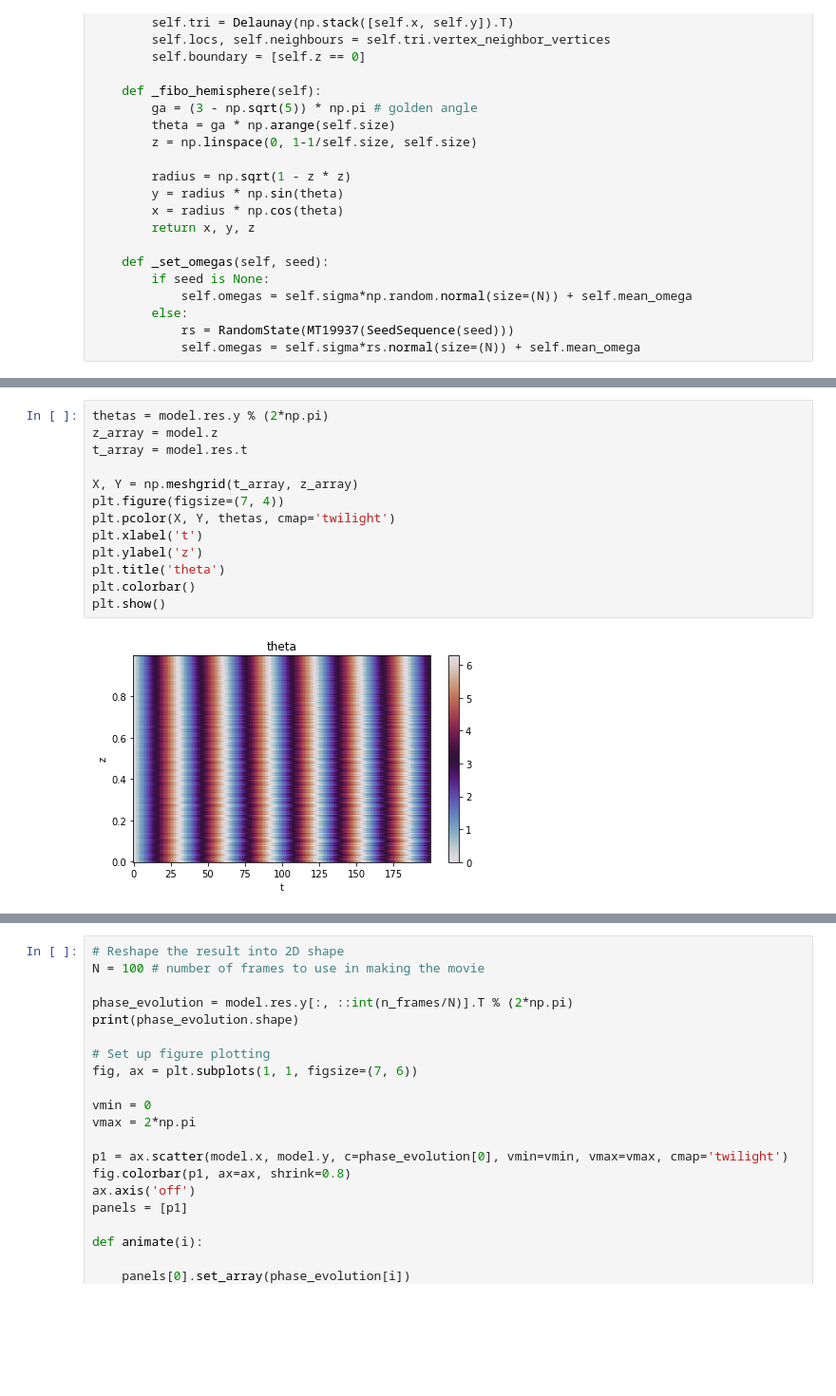
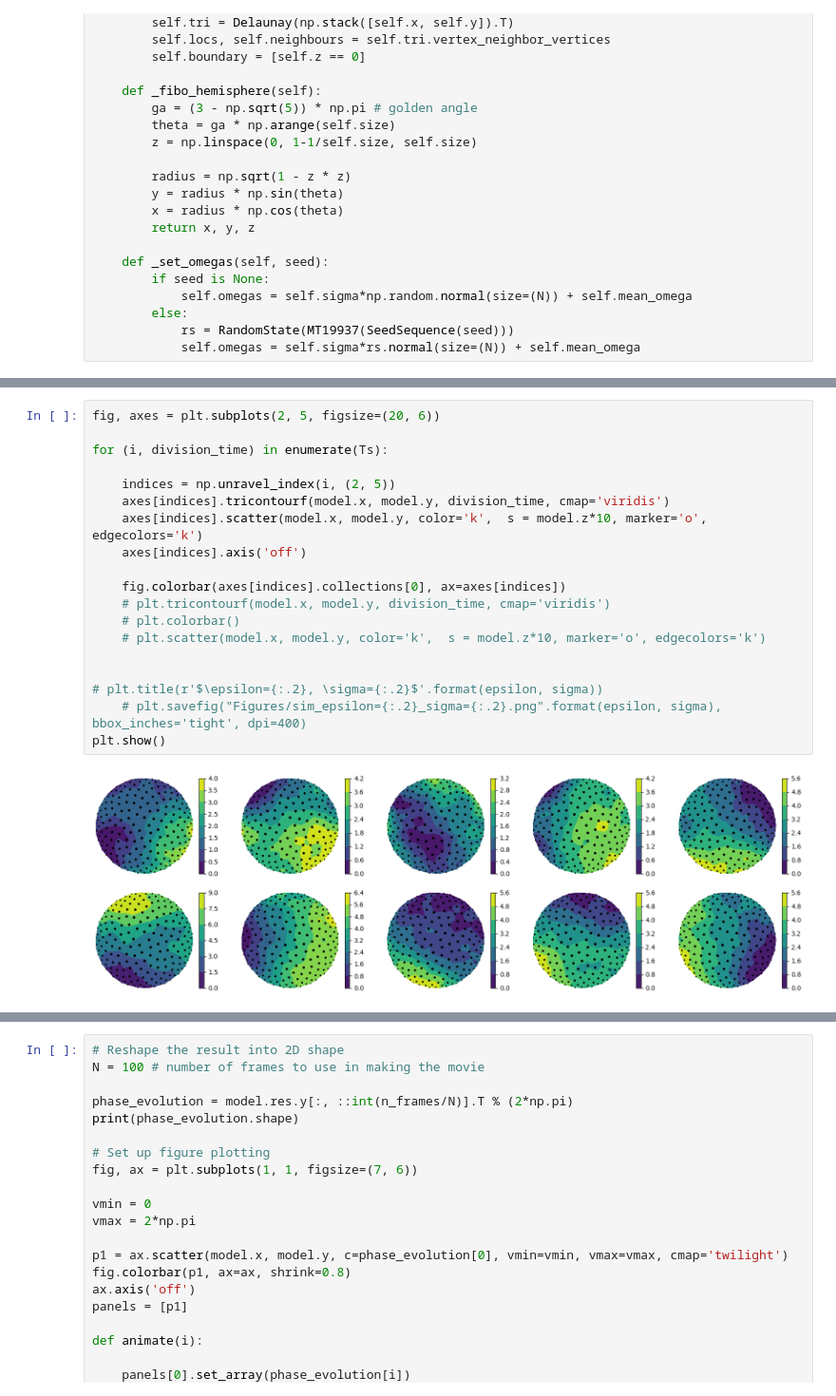
Before and after one commit to Irene-Li/MitoticWaves, a Jupyter notebook: kuramoto_hemisphere.ipynb, the cells around one changed output, grey strips where cells are left out. Shown at 95% size. Cells and saved outputs as stored; diff of their text form; blank space fills up the shorter version.

```diff
--- a/kuramoto_hemisphere.ipynb
+++ b/kuramoto_hemisphere.ipynb
@@ -105,15 +102,21 @@ plt.show()
-# %%
-thetas = model.res.y % (2*np.pi)
-z_array = model.z
-t_array = model.res.t
-
-X, Y = np.meshgrid(t_array, z_array)
-plt.figure(figsize=(7, 4))
-plt.pcolor(X, Y, thetas, cmap='twilight')
-plt.xlabel('t')
-plt.ylabel('z')
-plt.title('theta')
-plt.colorbar()
-plt.show()
-# %% [output]
-[figure, removed]
+# %%
+fig, axes = plt.subplots(2, 5, figsize=(20, 6))
+
+for (i, division_time) in enumerate(Ts):
+
+    indices = np.unravel_index(i, (2, 5))
+    axes[indices].tricontourf(model.x, model.y, division_time, cmap='viridis')
+    axes[indices].scatter(model.x, model.y, color='k',  s = model.z*10, marker='o', edgecolors='k')
+    axes[indices].axis('off')
+
+    fig.colorbar(axes[indices].collections[0], ax=axes[indices])
+    # plt.tricontourf(model.x, model.y, division_time, cmap='viridis')
+    # plt.colorbar()
+    # plt.scatter(model.x, model.y, color='k',  s = model.z*10, marker='o', edgecolors='k')
+
+
+# plt.title(r'$\epsilon={:.2}, \sigma={:.2}$'.format(epsilon, sigma))
+    # plt.savefig("Figures/sim_epsilon={:.2}_sigma={:.2}.png".format(epsilon, sigma), bbox_inches='tight', dpi=400)
+plt.show()
+# %% [output]
+[figure, added]
```
Also changed, not shown: parts of 3 cells of this notebook, 2 other files.
